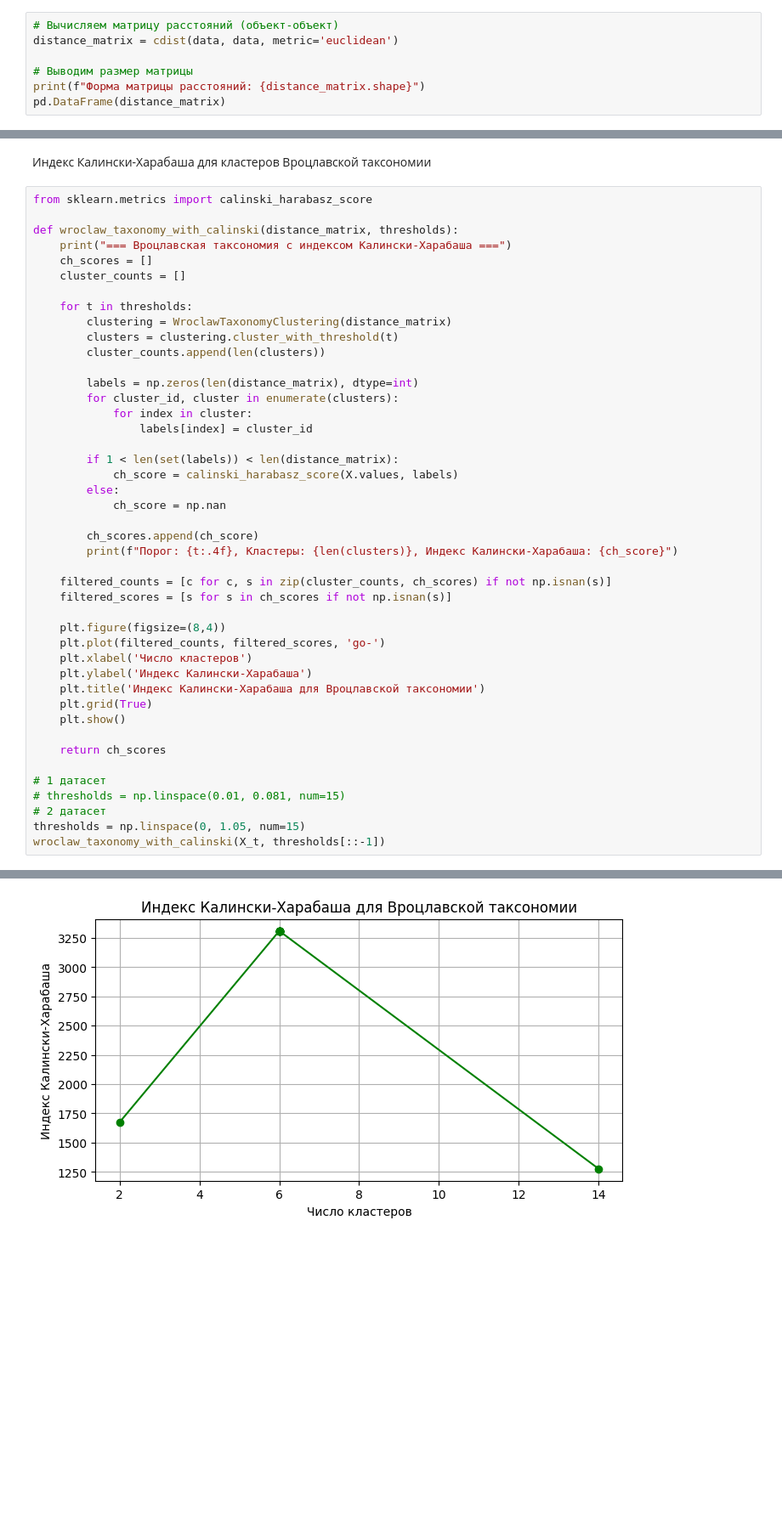
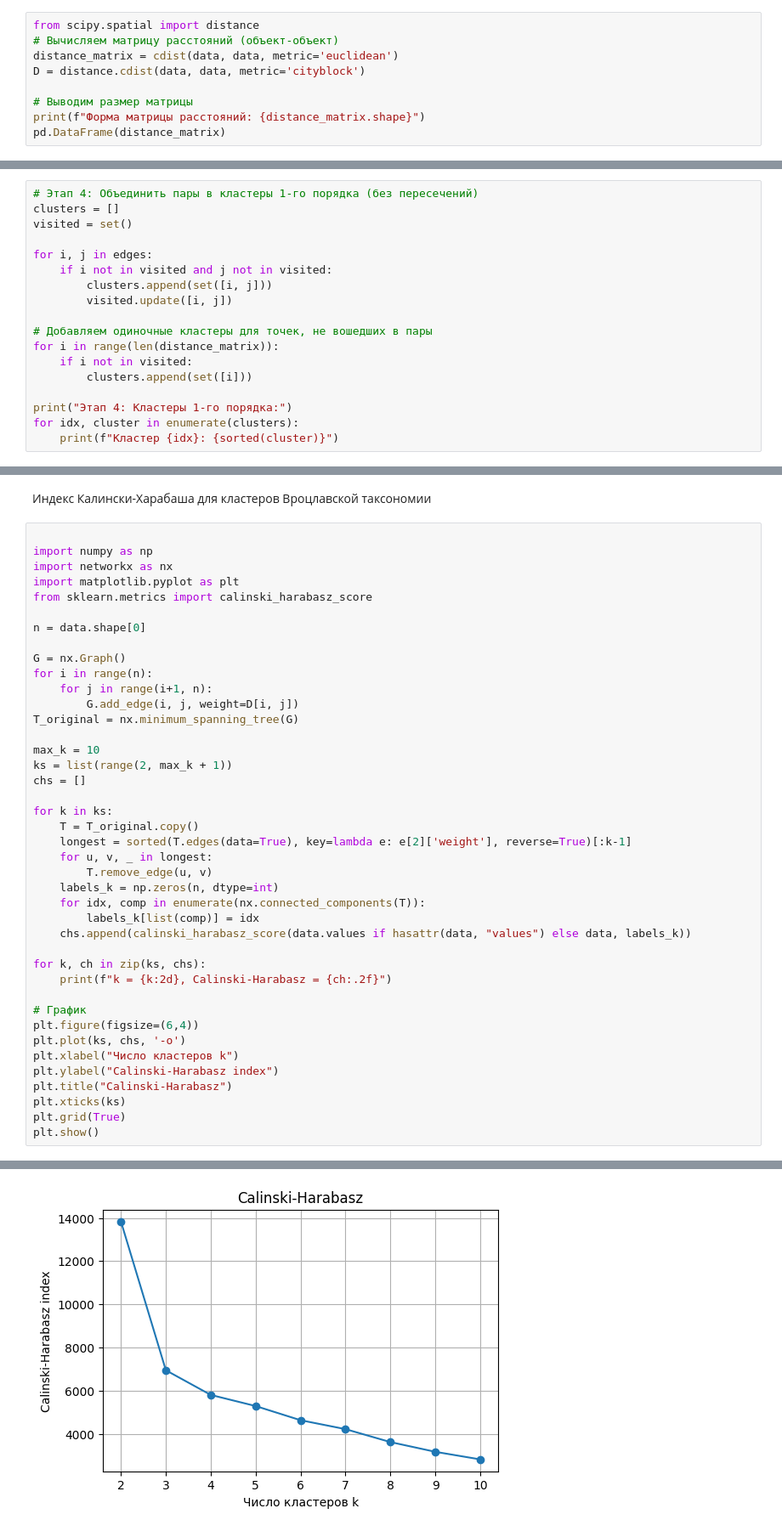
Before and after one commit to 8iKENTi8/Static-methods, a Jupyter notebook: Lab3/lab3.ipynb, the cells around one changed output, grey strips where cells are left out. Shown at 85% size. Cells and saved outputs as stored; diff of their text form; blank space fills up the shorter version.

```diff
--- a/Lab3/lab3.ipynb
+++ b/Lab3/lab3.ipynb
@@ -204,8 +204,10 @@ display(data.tail())
 
 Представляет собой матрицу попарных расстояний между всеми объектами (людьми). Для её формирования используется евклидово расстояние на основе нормализованных данных.
 # %%
+from scipy.spatial import distance
 # Вычисляем матрицу расстояний (объект-объект)
 distance_matrix = cdist(data, data, metric='euclidean')
+D = distance.cdist(data, data, metric='cityblock')
 
 # Выводим размер матрицы
 print(f"Форма матрицы расстояний: {distance_matrix.shape}")
@@ -427,0 +332,18 @@ plt.show()
+# %%
+# Этап 4: Объединить пары в кластеры 1-го порядка (без пересечений)
+clusters = []
+visited = set()
+
+for i, j in edges:
+    if i not in visited and j not in visited:
+        clusters.append(set([i, j]))
+        visited.update([i, j])
+
+# Добавляем одиночные кластеры для точек, не вошедших в пары
+for i in range(len(distance_matrix)):
+    if i not in visited:
+        clusters.append(set([i]))
+
+print("Этап 4: Кластеры 1-го порядка:")
+for idx, cluster in enumerate(clusters):
+    print(f"Кластер {idx}: {sorted(cluster)}")
@@ -635,47 +710,44 @@ wroclaw_taxonomy_elbow_with_silhouette(X_t, thresholds[::-1])
 # %% [markdown]
  Индекс Калински-Харабаша для кластеров Вроцлавской таксономии
 # %%
+
+import numpy as np
+import networkx as nx
+import matplotlib.pyplot as plt
 from sklearn.metrics import calinski_harabasz_score
 
-def wroclaw_taxonomy_with_calinski(distance_matrix, thresholds):
-    print("=== Вроцлавская таксономия с индексом Калински-Харабаша ===")
-    ch_scores = []
-    cluster_counts = []
+n = data.shape[0]
 
-    for t in thresholds:
-        clustering = WroclawTaxonomyClustering(distance_matrix)
-        clusters = clustering.cluster_with_threshold(t)
-        cluster_counts.append(len(clusters))
+G = nx.Graph()
+for i in range(n):
+    for j in range(i+1, n):
+        G.add_edge(i, j, weight=D[i, j])
+T_original = nx.minimum_spanning_tree(G)
 
-        labels = np.zeros(len(distance_matrix), dtype=int)
-        for cluster_id, cluster in enumerate(clusters):
-            for index in cluster:
-                labels[index] = cluster_id
+max_k = 10
+ks = list(range(2, max_k + 1))
+chs = []
 
-        if 1 < len(set(labels)) < len(distance_matrix):
-            ch_score = calinski_harabasz_score(X.values, labels)
-        else:
-            ch_score = np.nan
+for k in ks:
+    T = T_original.copy()
+    longest = sorted(T.edges(data=True), key=lambda e: e[2]['weight'], reverse=True)[:k-1]
+    for u, v, _ in longest:
+        T.remove_edge(u, v)
+    labels_k = np.zeros(n, dtype=int)
+    for idx, comp in enumerate(nx.connected_components(T)):
+        labels_k[list(comp)] = idx
+    chs.append(calinski_harabasz_score(data.values if hasattr(data, "values") else data, labels_k))
 
-        ch_scores.append(ch_score)
-        print(f"Порог: {t:.4f}, Кластеры: {len(clusters)}, Индекс Калински-Харабаша: {ch_score}")
+for k, ch in zip(ks, chs):
+    print(f"k = {k:2d}, Calinski-Harabasz = {ch:.2f}")
 
-    filtered_counts = [c for c, s in zip(cluster_counts, ch_scores) if not np.isnan(s)]
-    filtered_scores = [s for s in ch_scores if not np.isnan(s)]
-
-    plt.figure(figsize=(8,4))
-    plt.plot(filtered_counts, filtered_scores, 'go-')
-    plt.xlabel('Число кластеров')
-    plt.ylabel('Индекс Калински-Харабаша')
-    plt.title('Индекс Калински-Харабаша для Вроцлавской таксономии')
-    plt.grid(True)
-    plt.show()
-
-    return ch_scores
-
-# 1 датасет
-# thresholds = np.linspace(0.01, 0.081, num=15)
-# 2 датасет
-thresholds = np.linspace(0, 1.05, num=15)
-wroclaw_taxonomy_with_calinski(X_t, thresholds[::-1])
+# График
+plt.figure(figsize=(6,4))
+plt.plot(ks, chs, '-o')
+plt.xlabel("Число кластеров k")
+plt.ylabel("Calinski-Harabasz index")
+plt.title("Calinski-Harabasz")
+plt.xticks(ks)
+plt.grid(True)
+plt.show()
 # %% [output]
@@ -698 +763 @@ wroclaw_taxonomy_with_calinski(X_t, thresholds[::-1])
-[figure, old version]
+[figure, new version]
```
Also changed, not shown: parts of 14 cells of this notebook.
